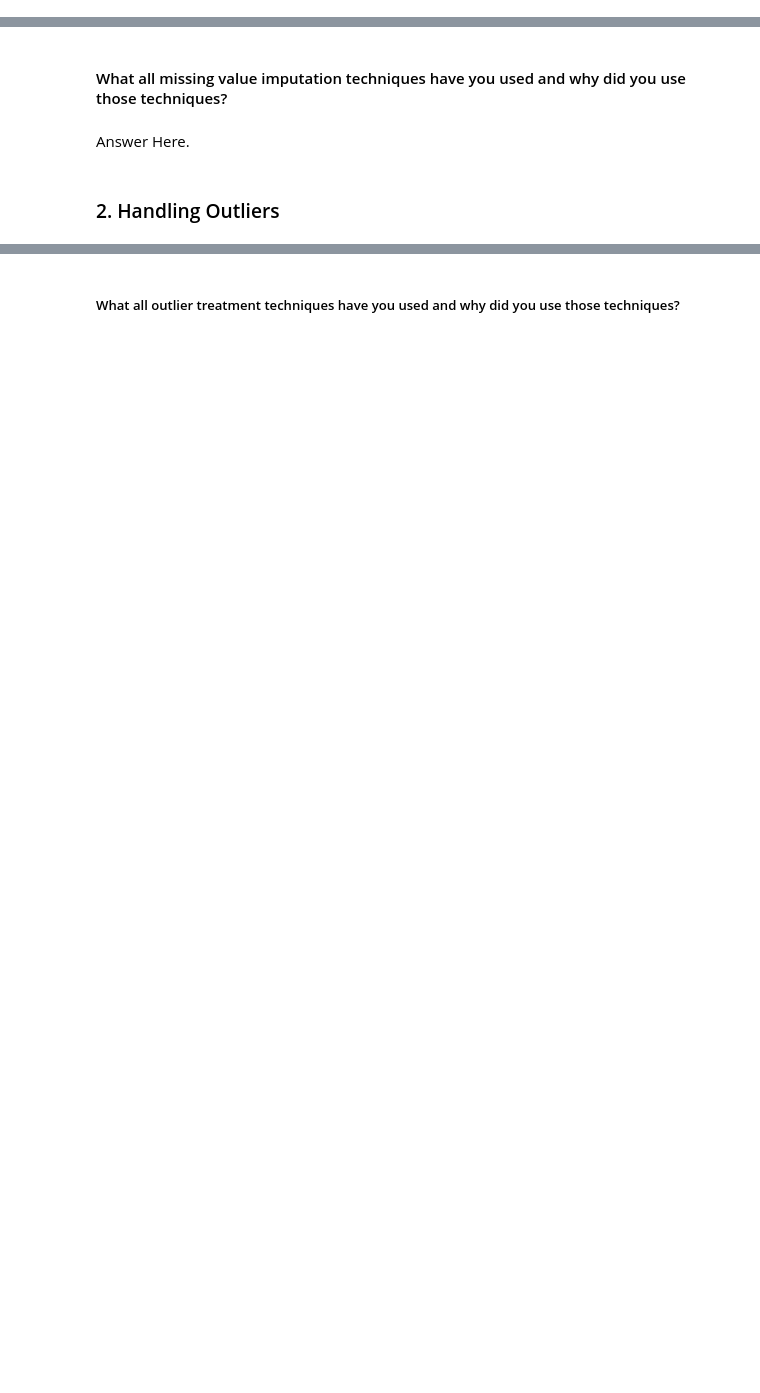
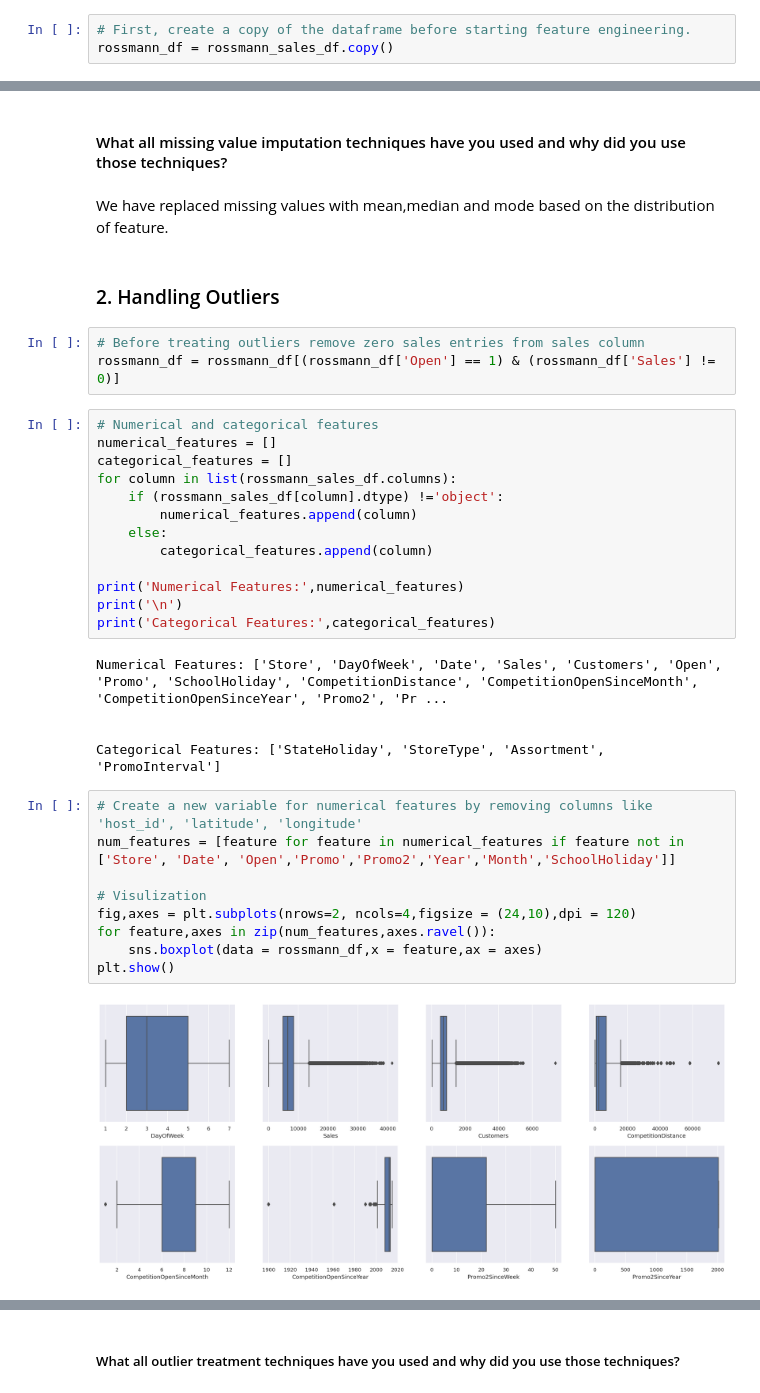
Before and after one commit to abhijain1216/Retail-Sales-Prediction-Regression-Project, a Jupyter notebook: Retail_Sales_Prediction_Regression_Project.ipynb, the cells around one changed output, grey strips where cells are left out. Cells and saved outputs as stored; diff of their text form; blank space fills up the shorter version.

```diff
--- a/Retail_Sales_Prediction_Regression_Project.ipynb
+++ b/Retail_Sales_Prediction_Regression_Project.ipynb
@@ -1347,6 +1347,9 @@ We have used Shapiro -Wilk test.The Shapiro-Wilk test evaluates a data sample an
 Here, we want to check whether the sample is drawn from a Gaussian distribution or not, i.e., (The 'Sales' feature follows a Gaussian distribution or not).The Shapiro-Wilk test is considered to be a reliable test of normality thatswhy this statistical test has been used.
 # %% [markdown]
 ## ***6. Feature Engineering & Data Pre-processing***
+# %%
+# First, create a copy of the dataframe before starting feature engineering.
+rossmann_df = rossmann_sales_df.copy()
 # %% [markdown]
 ### 1. Handling Missing Values
 # %%
@@ -1354,6 +1378,38 @@ Here, we want to check whether the sample is drawn from a Gaussian distribution
 # %% [markdown]
 #### What all missing value imputation techniques have you used and why did you use those techniques?
-# %% [markdown]
-Answer Here.
+# %% [markdown]
+We have replaced missing values with mean,median and mode based on the distribution of feature.
 # %% [markdown]
 ### 2. Handling Outliers
+# %%
+# Before treating outliers remove zero sales entries from sales column
+rossmann_df = rossmann_df[(rossmann_df['Open'] == 1) & (rossmann_df['Sales'] != 0)]
+# %%
+# Numerical and categorical features
+numerical_features = []
+categorical_features = []
+for column in list(rossmann_sales_df.columns):
+    if (rossmann_sales_df[column].dtype) !='object':
+        numerical_features.append(column)
+    else:
+        categorical_features.append(column)
+
+print('Numerical Features:',numerical_features)
+print('\n')
+print('Categorical Features:',categorical_features)
+# %% [output]
+Numerical Features: ['Store', 'DayOfWeek', 'Date', 'Sales', 'Customers', 'Open', 'Promo', 'SchoolHoliday', 'CompetitionDistance', 'CompetitionOpenSinceMonth', 'CompetitionOpenSinceYear', 'Promo2', 'Pr ...
+
+
+Categorical Features: ['StateHoliday', 'StoreType', 'Assortment', 'PromoInterval']
+# %%
+# Create a new variable for numerical features by removing columns like 'host_id', 'latitude', 'longitude'
+num_features = [feature for feature in numerical_features if feature not in ['Store', 'Date', 'Open','Promo','Promo2','Year','Month','SchoolHoliday']]
+
+# Visulization
+fig,axes = plt.subplots(nrows=2, ncols=4,figsize = (24,10),dpi = 120)
+for feature,axes in zip(num_features,axes.ravel()):
+    sns.boxplot(data = rossmann_df,x = feature,ax = axes)
+plt.show()
+# %% [output]
+[figure, added]
```
Also changed, not shown: parts of 10 cells of this notebook.
